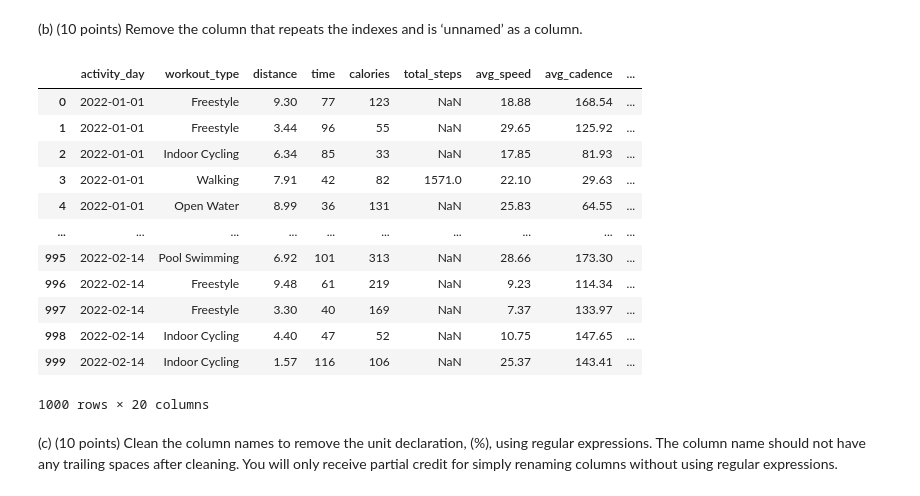
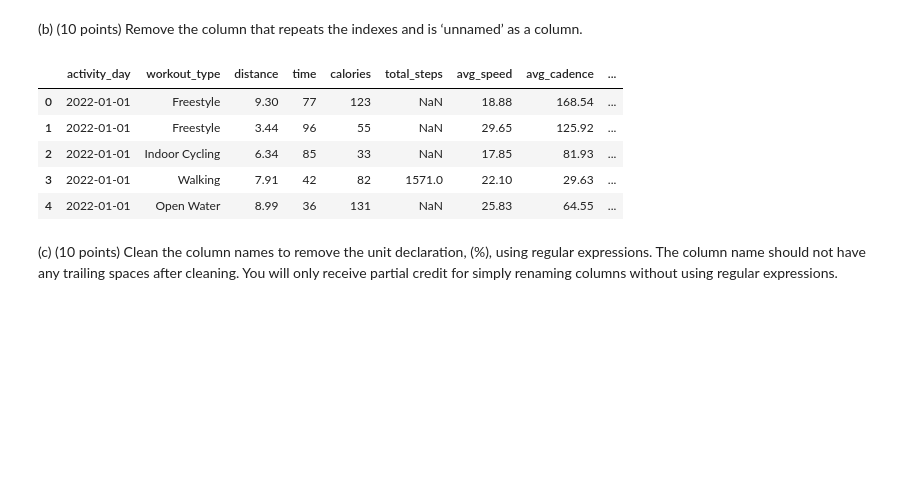
Before and after one commit to ashpou1/data-processing-4313, a Jupyter notebook: Exam 2.ipynb, the cells around one changed output. Drawn from its saved outputs; the diff is of its cells as text; code cells hidden in the pictures; blank space fills up the shorter version.

```diff
--- a/Exam 2.ipynb
+++ b/Exam 2.ipynb
@@ -63,22 +63,15 @@ dtype: object
 (b) (10 points) Remove the column that repeats the indexes and is ‘unnamed’ as a column.
 # %%
 df = df.loc[:, ~df.columns.str.contains('^Unnamed')]
-df
+df.head()
 #https://stackoverflow.com/questions/43983622/remove-unnamed-columns-in-pandas-dataframe
 # %% [output]
 |  | activity_day | workout_type | distance | time | calories | total_steps | avg_speed | avg_cadence | ... |
 | 0 | 2022-01-01 | Freestyle | 9.30 | 77 | 123 | NaN | 18.88 | 168.54 | ... |
 | 1 | 2022-01-01 | Freestyle | 3.44 | 96 | 55 | NaN | 29.65 | 125.92 | ... |
 | 2 | 2022-01-01 | Indoor Cycling | 6.34 | 85 | 33 | NaN | 17.85 | 81.93 | ... |
 | 3 | 2022-01-01 | Walking | 7.91 | 42 | 82 | 1571.0 | 22.10 | 29.63 | ... |
 | 4 | 2022-01-01 | Open Water | 8.99 | 36 | 131 | NaN | 25.83 | 64.55 | ... |
-| ... | ... | ... | ... | ... | ... | ... | ... | ... | ... |
-| 995 | 2022-02-14 | Pool Swimming | 6.92 | 101 | 313 | NaN | 28.66 | 173.30 | ... |
-| 996 | 2022-02-14 | Freestyle | 9.48 | 61 | 219 | NaN | 9.23 | 114.34 | ... |
-| 997 | 2022-02-14 | Freestyle | 3.30 | 40 | 169 | NaN | 7.37 | 133.97 | ... |
-| 998 | 2022-02-14 | Indoor Cycling | 4.40 | 47 | 52 | NaN | 10.75 | 147.65 | ... |
-| 999 | 2022-02-14 | Indoor Cycling | 1.57 | 116 | 106 | NaN | 25.37 | 143.41 | ... |
-1000 rows × 20 columns
 # %% [markdown]
 (c) (10 points) Clean the column names to remove the unit declaration, (%), using regular expressions. The column name should not have any trailing spaces after cleaning. You will only receive partial credit for simply renaming
 columns without using regular expressions.
```
Also changed, not shown: parts of 10 cells of this notebook.
